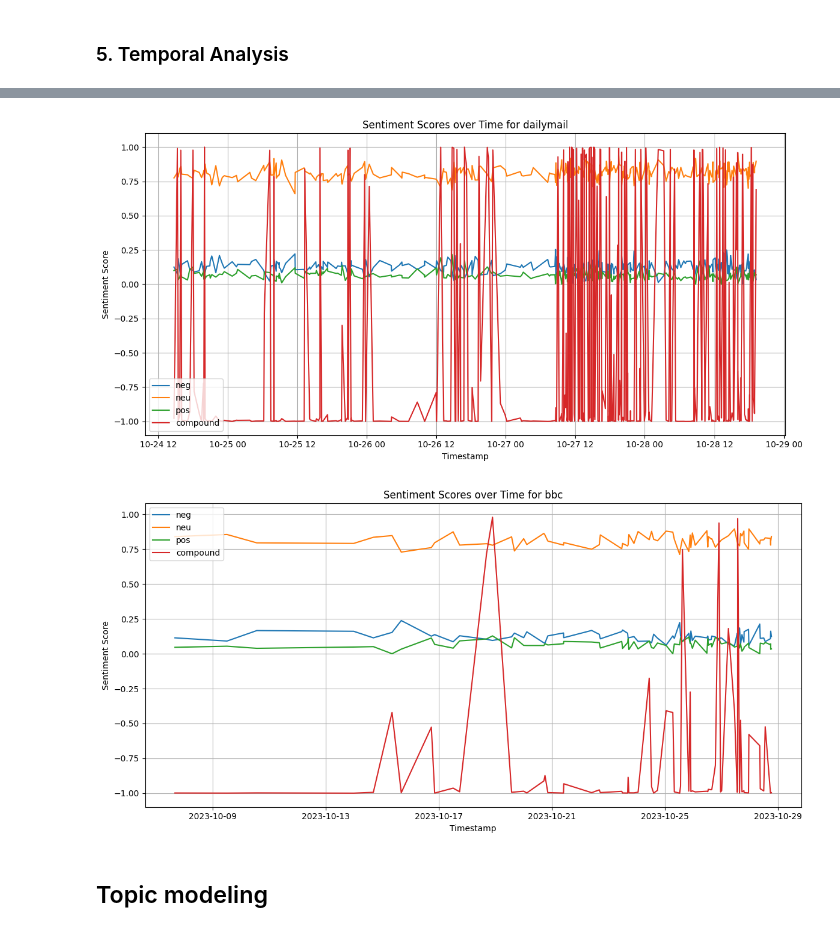
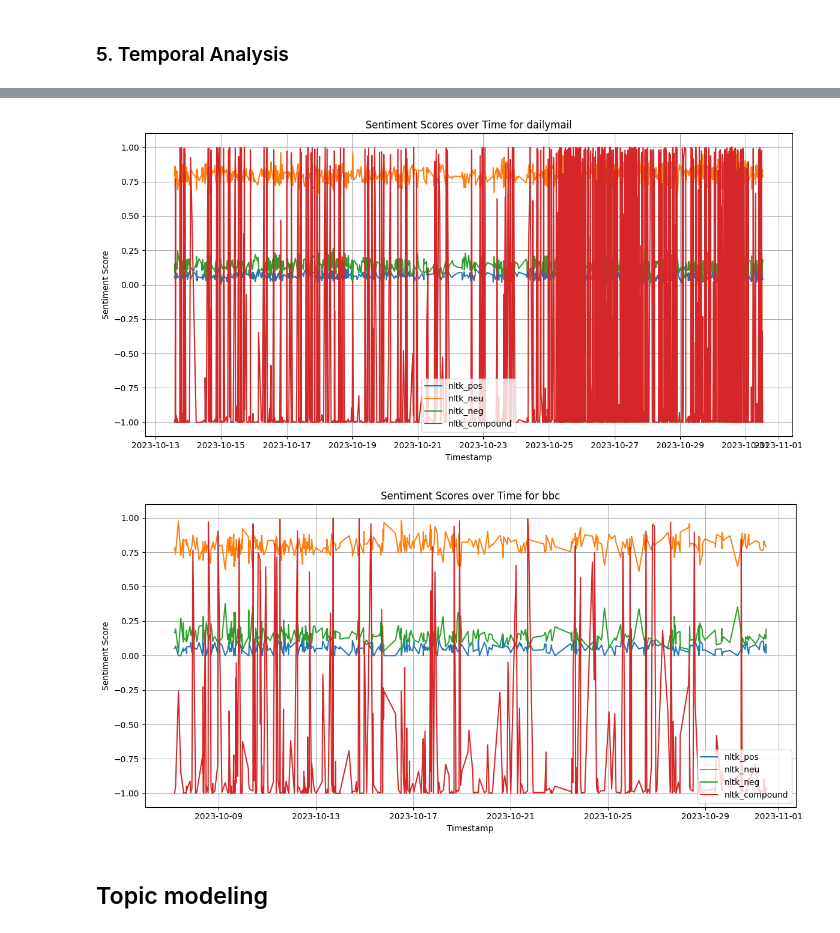
Before and after one commit to ilanit1997/NewsStanceLLMS, a Jupyter notebook: post hoc analysis.ipynb, the cells around one changed output, grey strips where cells are left out. Cells and saved outputs as stored; diff of their text form; code cells hidden in the pictures.

```diff
--- a/post hoc analysis.ipynb
+++ b/post hoc analysis.ipynb
@@ -172,5 +109,5 @@ import pandas as pd
 # %%
-df_results = pd.read_csv('output/results_baselines_llama2-7b.csv')
+df_results = pd.read_csv('output/20231031/results_baselines_llama2-13b.csv')
 df_results_new = preprocess_df(df_results)
 # %%
 df_results_new.tail()
@@ -384,39 +319,34 @@ def infer_datetime_format(date_str):
 # %%
-for news in df_results_ilanit.news.unique():
-    curr_df = df_results_ilanit[df_results_ilanit.news == news]
+for news in df_results_new[DataCols.NEWS_NAME.value].unique():
+    curr_df = df_results_new[df_results_new[DataCols.NEWS_NAME.value] == news]
 
     # Plotting the sentiments as a function of timestamp
     plt.figure(figsize=(12, 6))
-    for sentiment in ['neg', 'neu', 'pos', 'compound']:
-        first_sentiments = curr_df["NLTK Sentiment Scores"].apply(lambda x: x[0] if x else {})
-        sentiments = first_sentiments.apply(lambda x: x.get(sentiment, None))
+    for sentiment in [DataCols.NLTK_POS.value, DataCols.NLTK_NEU.value, DataCols.NLTK_NEG.value, DataCols.NLTK_COMPOUND.value]:
+        sentiments = curr_df[sentiment]
 
         # Convert dates and filter out None or NaT values
-        converted_dates = curr_df['date_published'].apply(convert_date)
-        mask = ~pd.isnull(converted_dates)
-        sentiments = sentiments[mask]
+        converted_dates = pd.to_datetime(curr_df[DataCols.DATE_PUBLISHED.value], errors='coerce', utc=True, format="mixed")
+        sorted_idx = converted_dates.sort_values().index
+        converted_dates_sorted = converted_dates.loc[sorted_idx]
+        sentiments_sorted = sentiments.loc[sorted_idx]
 
-        # Convert to datetime and adjust to UTC timezone
-        converted_dates = pd.to_datetime(converted_dates[mask], errors='coerce')
-        if not all(date.tzinfo for date in converted_dates):
-            converted_dates = converted_dates.dt.tz_localize('UTC', ambiguous='infer', nonexistent='shift_forward')
-        else:
-            converted_dates = converted_dates.dt.tz_convert('UTC')
+        mask = ~pd.isnull(converted_dates_sorted)
+        sentiments_masked = sentiments_sorted[mask]
+        converted_dates_masked = converted_dates_sorted[mask]
 
-        # Sort the dates
-        sorted_idx = converted_dates.sort_values().index
-        plt.plot(converted_dates.loc[sorted_idx], sentiments.loc[sorted_idx], label=sentiment)
+        plt.plot(converted_dates_masked, sentiments_masked, label=sentiment)
 
     plt.title(f"Sentiment Scores over Time for {news}")
     plt.xlabel("Timestamp")
     plt.ylabel("Sentiment Score")
     plt.legend()
     plt.grid(True)
     plt.tight_layout()
     plt.show()
 # %% [output]
-[figure, old version]
+[figure, new version]
-[figure, old version]
+[figure, new version]
 # %% [markdown]
 ## Topic modeling
 # %%
```
Also changed, not shown: parts of 64 cells of this notebook, 24 other files.
